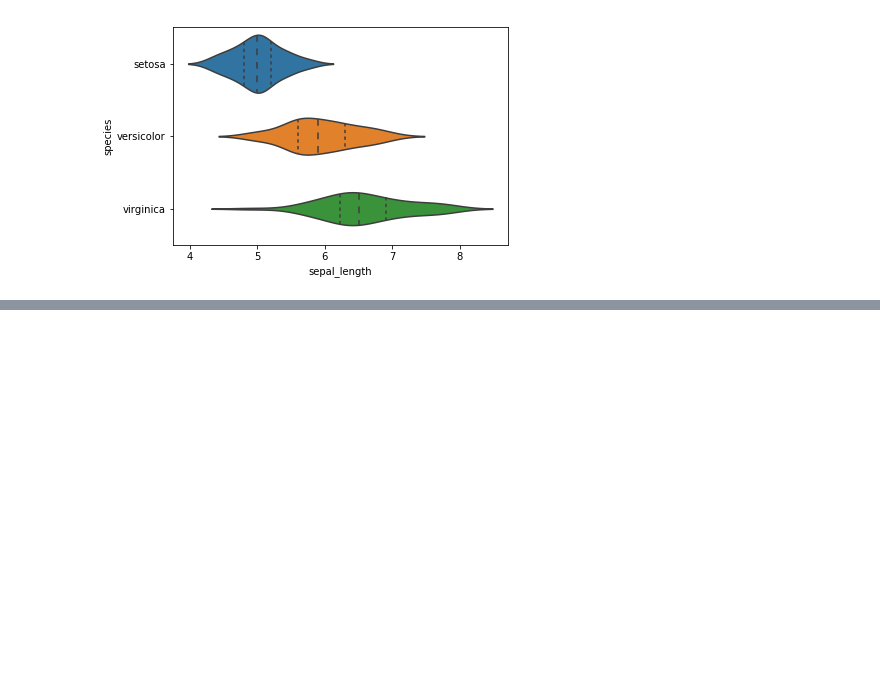
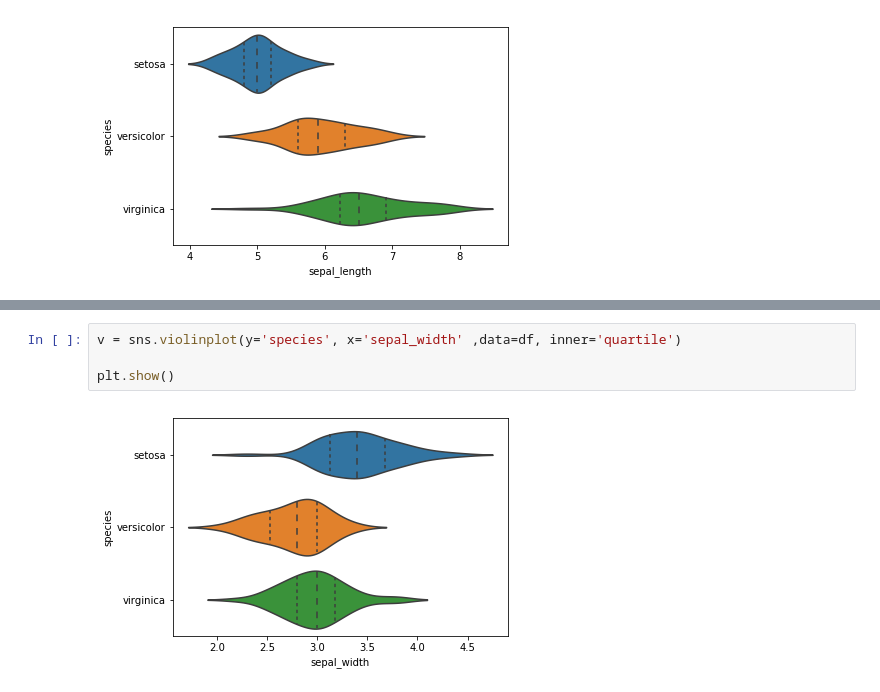
Before and after one commit to CathalRyan96/Emerging-Technologies, a Jupyter notebook: iris-dataset.ipynb, the cells around one changed output, grey strips where cells are left out. Saved outputs shown, nothing was run; the diff lists cells and outputs as text; blank space fills up the shorter version.

```diff
--- a/iris-dataset.ipynb
+++ b/iris-dataset.ipynb
@@ -210,0 +217,6 @@ plt.show()
+# %%
+v = sns.violinplot(y='species', x='sepal_width' ,data=df, inner='quartile')
+
+plt.show()
+# %% [output]
+[figure, added]
```
Also changed, not shown: parts of 1 cell of this notebook, 1 other file.
